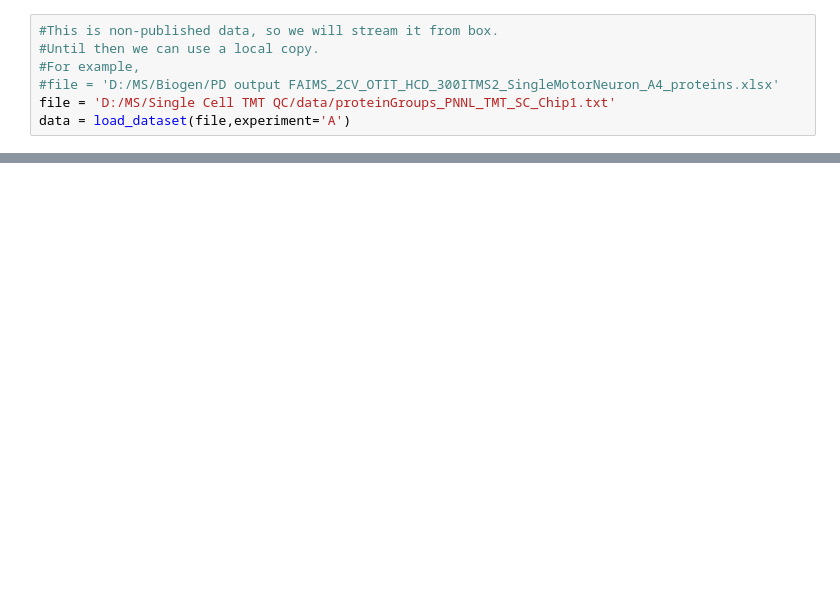
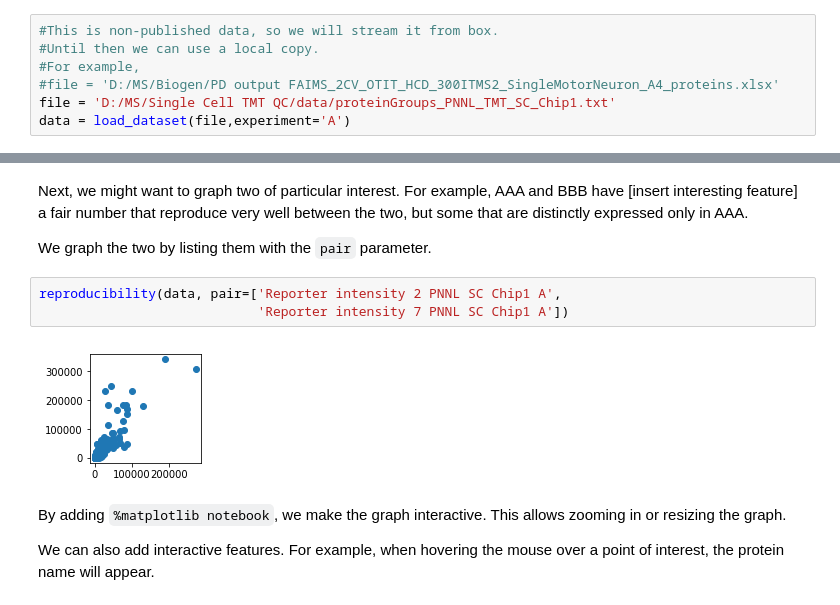
Before and after one commit to PayneLab/Neuro1, a Jupyter notebook: UseCase1_Reproducibility.ipynb, the cells around one changed output, grey strips where cells are left out. Saved outputs shown, nothing was run; the diff lists cells and outputs as text; blank space fills up the shorter version.

```diff
--- a/UseCase1_Reproducibility.ipynb
+++ b/UseCase1_Reproducibility.ipynb
@@ -15,2 +27,15 @@ data = load_dataset(file,experiment='A')
+# %% [markdown]
+Next, we might want to graph two of particular interest. For example, AAA and BBB have [insert interesting feature] a fair number that reproduce very well between the two, but some that are distinctly expressed only in AAA.
+
+We graph the two by listing them with the <code>pair</code> parameter.
+# %%
+reproducibility(data, pair=['Reporter intensity 2 PNNL SC Chip1 A',
+                            'Reporter intensity 7 PNNL SC Chip1 A'])
+# %% [output]
+[figure, added]
+# %% [markdown]
+By adding <code>%matplotlib notebook</code>, we make the graph interactive. This allows zooming in or resizing the graph.
+
+We can also add interactive features. For example, when hovering the mouse over a point of interest, the protein name will appear.
 # %%
 %matplotlib notebook
```
Also changed, not shown: parts of 8 cells of this notebook, 2 other files.
